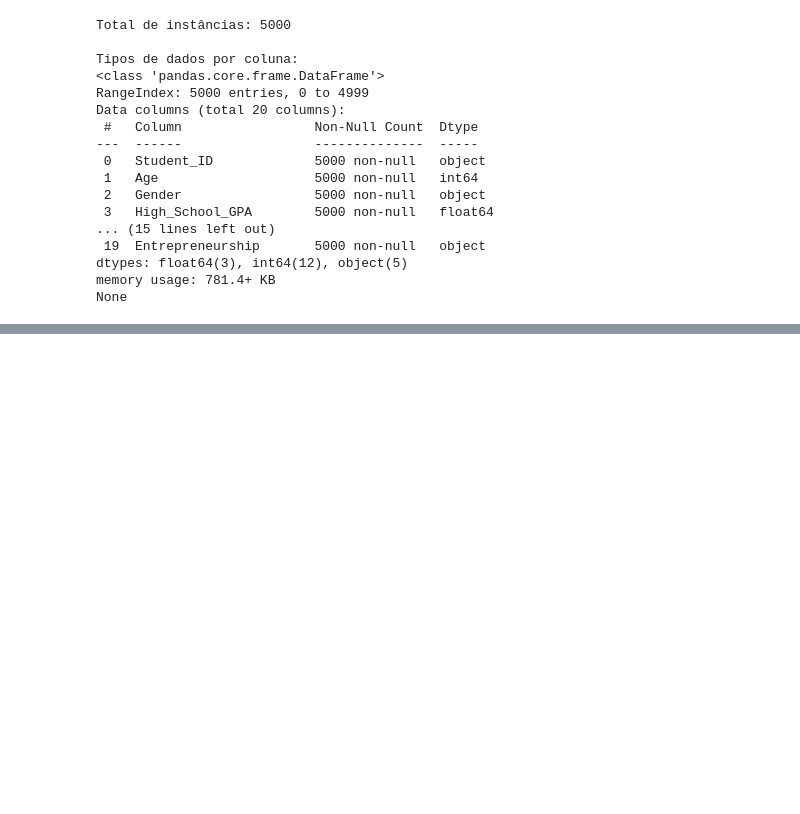
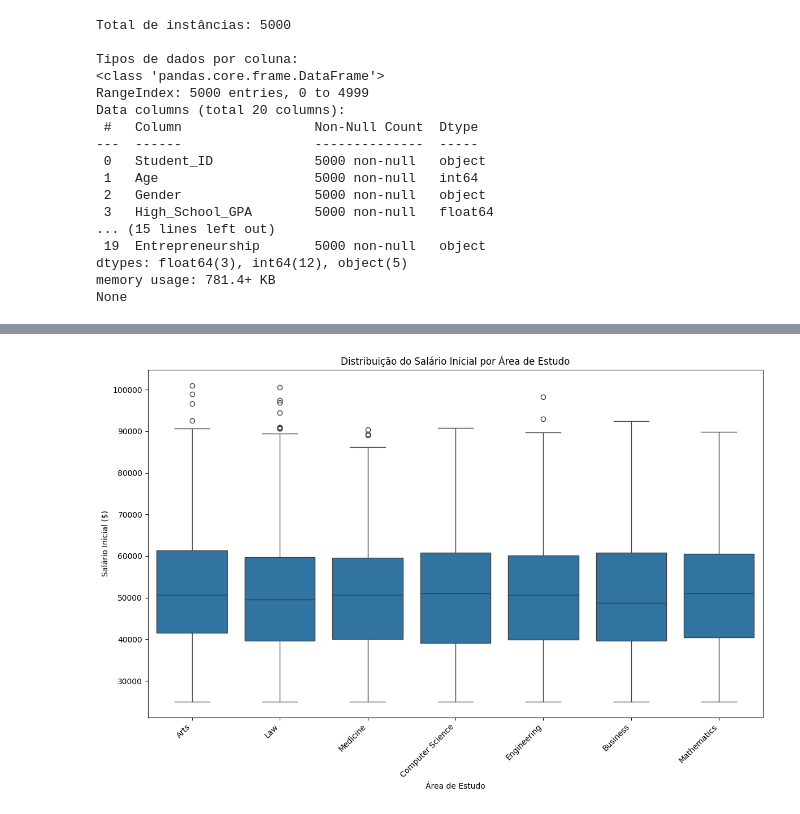
Before and after one commit to Davisdenner/mvp_analise_dados_boas_praticas, a Jupyter notebook: MVP_Análise_de_Dados_e_Boas_Práticas.ipynb, the cells around one changed output, grey strips where cells are left out. Cells and saved outputs as stored; diff of their text form; code cells hidden in the pictures; blank space fills up the shorter version.

```diff
--- a/MVP_Análise_de_Dados_e_Boas_Práticas.ipynb
+++ b/MVP_Análise_de_Dados_e_Boas_Práticas.ipynb
@@ -155,0 +374,13 @@ None
+# %%
+#Boxplot do Salário Inicial por Área de Estudo
+
+plt.figure(figsize=(12, 8))
+sns.boxplot(x='Field_of_Study', y='Starting_Salary', data=df)
+plt.title('Distribuição do Salário Inicial por Área de Estudo')
+plt.xlabel('Área de Estudo')
+plt.ylabel('Salário Inicial ($)')
+plt.xticks(rotation=45, ha='right')
+plt.tight_layout()
+plt.show()
+# %% [output]
+[figure, added]
```
Also changed, not shown: parts of 27 cells of this notebook.
